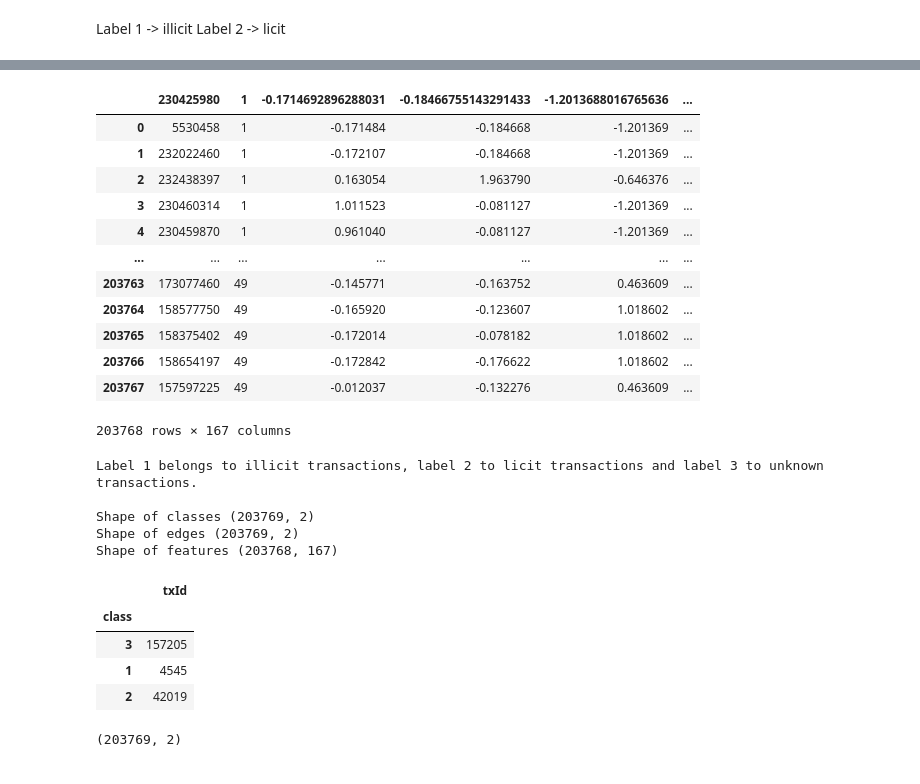
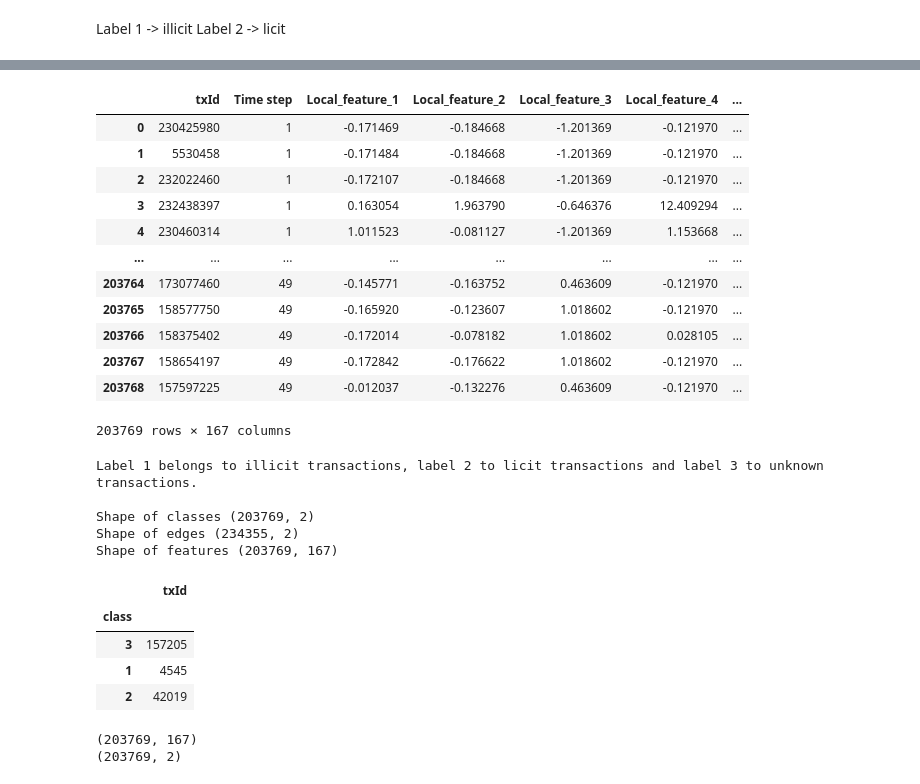
Before and after one commit to Arnau1/GraphAnomaly, a Jupyter notebook: nerea.ipynb, the cells around one changed output, grey strips where cells are left out. Saved outputs shown, nothing was run; the diff lists cells and outputs as text; code cells hidden in the pictures.

```diff
--- a/nerea.ipynb
+++ b/nerea.ipynb
@@ -10,6 +11,6 @@ import scipy as sp
 import community as louvain
 from networkx.algorithms.community import girvan_newman
 # %%
-classes = pd.read_csv('elliptic_bitcoin_dataset/elliptic_txs_classes.csv')
-edges = pd.read_csv('elliptic_bitcoin_dataset/elliptic_txs_edgelist.csv')
-features = pd.read_csv('elliptic_bitcoin_dataset/elliptic_txs_features.csv')
+df_classes = pd.read_csv('elliptic_bitcoin_dataset/elliptic_txs_classes.csv')
+df_edges = pd.read_csv('elliptic_bitcoin_dataset/elliptic_txs_edgelist.csv')
+df_features = pd.read_csv('elliptic_bitcoin_dataset/elliptic_txs_features.csv', header=None)
@@ -44,39 +65,39 @@ features.head()
 # %%
 # Change column names of df_features
 colNames1 = {'0': 'txId', 1: "Time step"}
 colNames2 = {str(ii+2): "Local_feature_" + str(ii+1) for ii in range(93)}
 colNames3 = {str(ii+95): "Aggregate_feature_" + str(ii+1) for ii in range(72)}
 
 colNames = dict(colNames1, **colNames2, **colNames3 )
 colNames = {int(jj): item_kk for jj,item_kk in colNames.items()}
 
-features = features.rename(columns=colNames)
-features
+df_features = df_features.rename(columns=colNames)
+df_features
 # %% [output]
-|  | 230425980 | 1 | -0.1714692896288031 | -0.18466755143291433 | -1.2013688016765636 | ... |
-| 0 | 5530458 | 1 | -0.171484 | -0.184668 | -1.201369 | ... |
-| 1 | 232022460 | 1 | -0.172107 | -0.184668 | -1.201369 | ... |
-| 2 | 232438397 | 1 | 0.163054 | 1.963790 | -0.646376 | ... |
-| 3 | 230460314 | 1 | 1.011523 | -0.081127 | -1.201369 | ... |
-| 4 | 230459870 | 1 | 0.961040 | -0.081127 | -1.201369 | ... |
-| ... | ... | ... | ... | ... | ... | ... |
-| 203763 | 173077460 | 49 | -0.145771 | -0.163752 | 0.463609 | ... |
-| 203764 | 158577750 | 49 | -0.165920 | -0.123607 | 1.018602 | ... |
-| 203765 | 158375402 | 49 | -0.172014 | -0.078182 | 1.018602 | ... |
-| 203766 | 158654197 | 49 | -0.172842 | -0.176622 | 1.018602 | ... |
-| 203767 | 157597225 | 49 | -0.012037 | -0.132276 | 0.463609 | ... |
+|  | txId | Time step | Local_feature_1 | Local_feature_2 | Local_feature_3 | Local_feature_4 | ... |
+| 0 | 230425980 | 1 | -0.171469 | -0.184668 | -1.201369 | -0.121970 | ... |
+| 1 | 5530458 | 1 | -0.171484 | -0.184668 | -1.201369 | -0.121970 | ... |
+| 2 | 232022460 | 1 | -0.172107 | -0.184668 | -1.201369 | -0.121970 | ... |
+| 3 | 232438397 | 1 | 0.163054 | 1.963790 | -0.646376 | 12.409294 | ... |
+| 4 | 230460314 | 1 | 1.011523 | -0.081127 | -1.201369 | 1.153668 | ... |
+| ... | ... | ... | ... | ... | ... | ... | ... |
+| 203764 | 173077460 | 49 | -0.145771 | -0.163752 | 0.463609 | -0.121970 | ... |
+| 203765 | 158577750 | 49 | -0.165920 | -0.123607 | 1.018602 | -0.121970 | ... |
+| 203766 | 158375402 | 49 | -0.172014 | -0.078182 | 1.018602 | 0.028105 | ... |
+| 203767 | 158654197 | 49 | -0.172842 | -0.176622 | 1.018602 | -0.121970 | ... |
+| 203768 | 157597225 | 49 | -0.012037 | -0.132276 | 0.463609 | -0.121970 | ... |
-203768 rows × 167 columns
+203769 rows × 167 columns
 # %%
 # Pass unknown to number 3
-classes.loc[classes['class'] == 'unknown', 'class'] = 3
+df_classes.loc[df_classes['class'] == 'unknown', 'class'] = 3
 print('Label 1 belongs to illicit transactions, label 2 to licit transactions and label 3 to unknown transactions.\n')
-print('Shape of classes', classes.shape)
-print('Shape of edges', classes.shape)
-print('Shape of features', features.shape)
+print('Shape of classes', df_classes.shape)
+print('Shape of edges', df_edges.shape)
+print('Shape of features', df_features.shape)
 # %% [output]
 Label 1 belongs to illicit transactions, label 2 to licit transactions and label 3 to unknown transactions.
 
 Shape of classes (203769, 2)
-Shape of edges (203769, 2)
-Shape of features (203768, 167)
+Shape of edges (234355, 2)
+Shape of features (203769, 167)
 # %%
@@ -87,10 +108,11 @@ classes.groupby(['class']).count()
 | 3 | 157205 |
 | 1 | 4545 |
 | 2 | 42019 |
-# %%
-features.shape
-classes.shape
-# %% [output]
-(203769, 2)
+# %%
+print(df_features.shape)
+print(df_classes.shape)
+# %% [output]
+(203769, 167)
+(203769, 2)
 # %%
 # Merge the DataFrames on the column 'source', assuming it's the same name in both DataFrames
```
Also changed, not shown: parts of 17 cells of this notebook, 2 other files.
